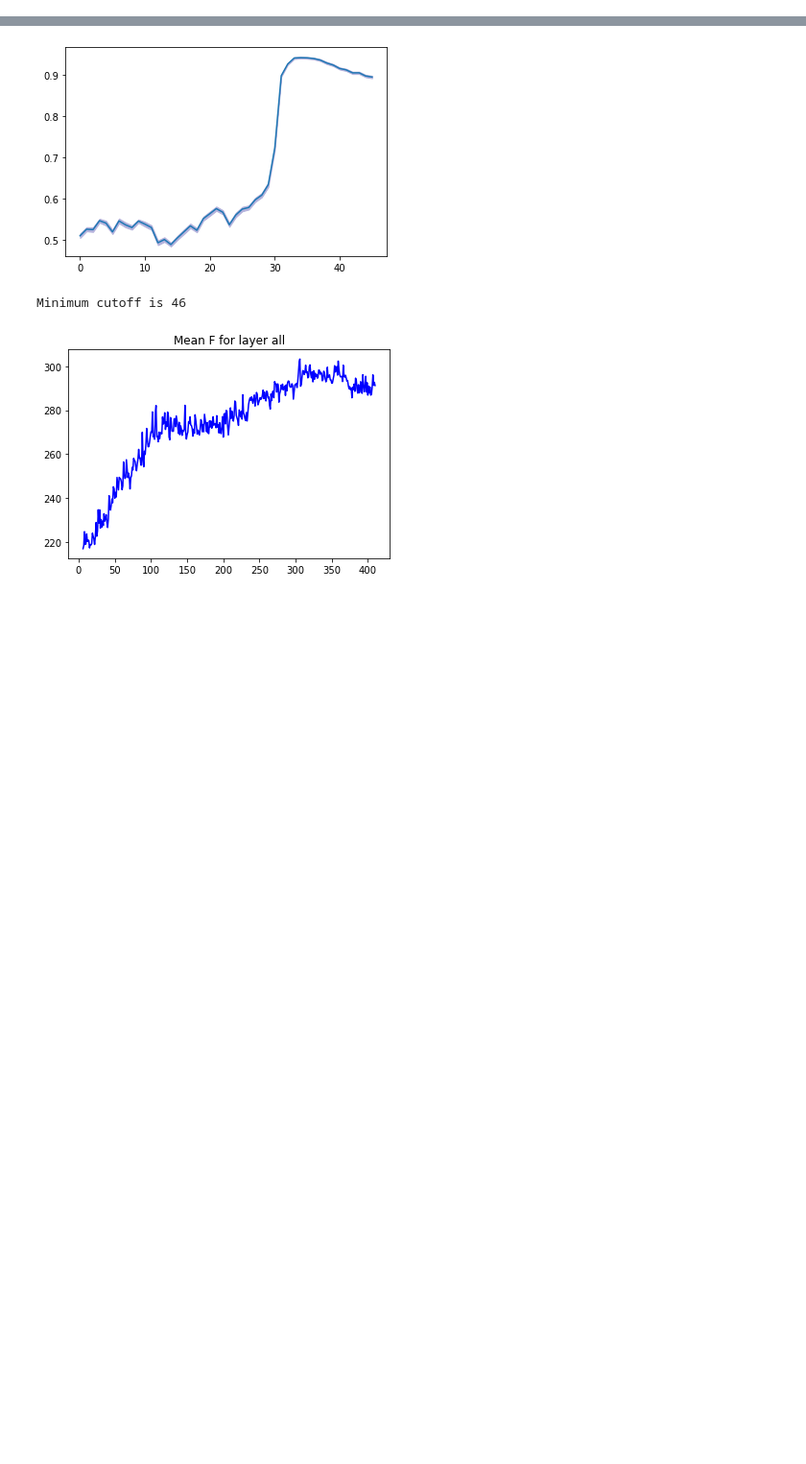
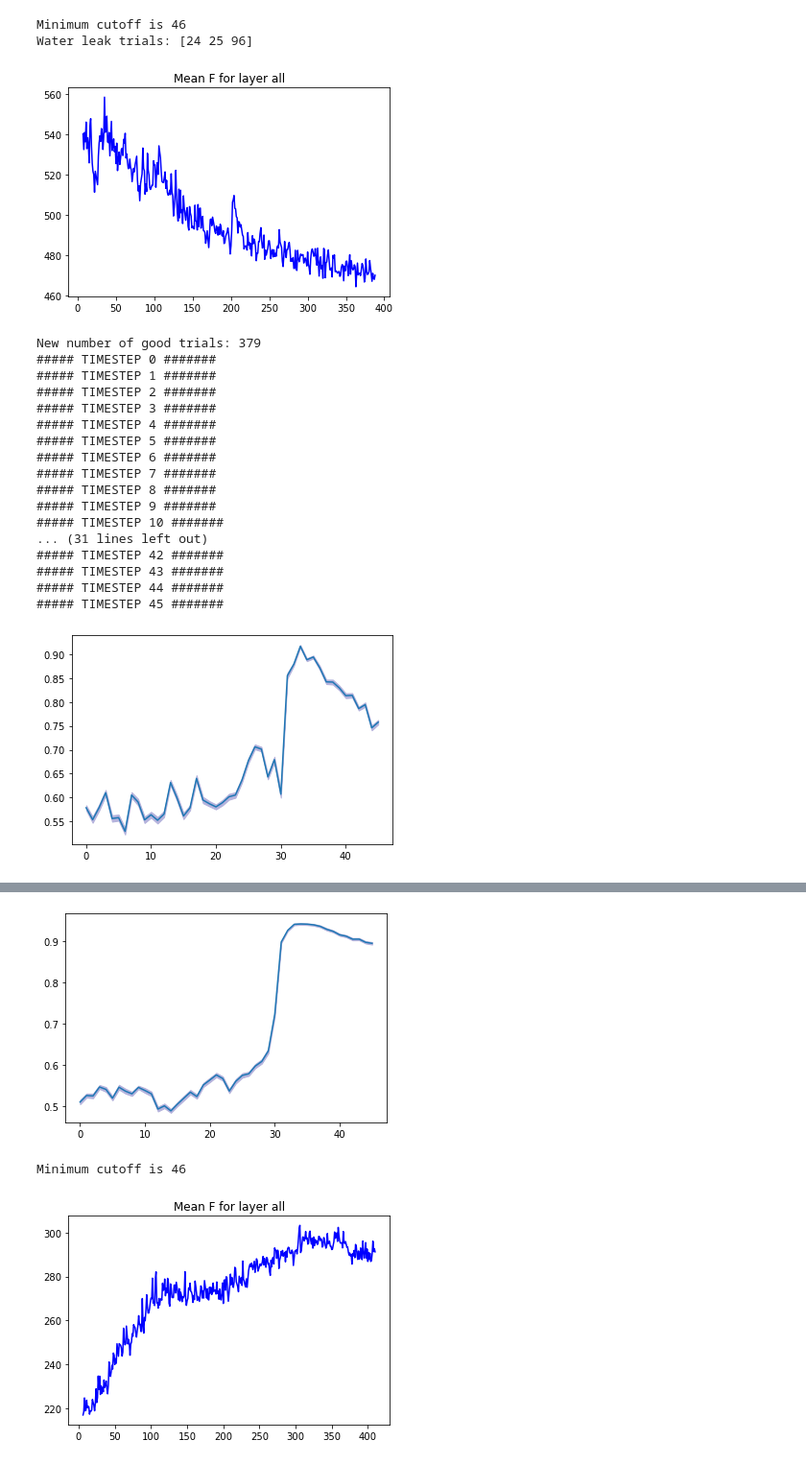
Before and after one commit to catherinewang99/2pimagingAnalysis, a Jupyter notebook: decoder.ipynb, the cells around one changed output, grey strips where cells are left out. Shown: that part at 96% size. Cells and saved outputs as stored; diff of their text form; code cells hidden in the pictures; blank space fills up the shorter version.

```diff
--- a/decoder.ipynb
+++ b/decoder.ipynb
@@ -13 +21,35 @@ import bootstrap
+# %%
+path = r'F:\data\BAYLORCW021\python\2023_04_06'
+d1 = bootstrap.Sample(path)
+
+scores1, sem1 = d1.run_iter_log_timesteps(bias=True)
+np.save(r'F:\data\BAYLORCW021\python\2023_04_06\choice_decoder_bias.npy', np.array([scores1, sem1]))
+
+plt.plot(scores1)
+plt.fill_between(x, scores1 - sem1,
+         scores1 + sem1,
+         color=['#b4b2dc'])
+plt.show()
+# %% [output]
+Minimum cutoff is 46
+Water leak trials: [24 25 96]
+[figure, added]
+New number of good trials: 379
+##### TIMESTEP 0 #######
+##### TIMESTEP 1 #######
+##### TIMESTEP 2 #######
+##### TIMESTEP 3 #######
+##### TIMESTEP 4 #######
+##### TIMESTEP 5 #######
+##### TIMESTEP 6 #######
+##### TIMESTEP 7 #######
+##### TIMESTEP 8 #######
+##### TIMESTEP 9 #######
+##### TIMESTEP 10 #######
+... (31 lines left out)
+##### TIMESTEP 42 #######
+##### TIMESTEP 43 #######
+##### TIMESTEP 44 #######
+##### TIMESTEP 45 #######
+[figure, added]
 # %%
```
Also changed, not shown: parts of 8 cells of this notebook, 7 other files.
